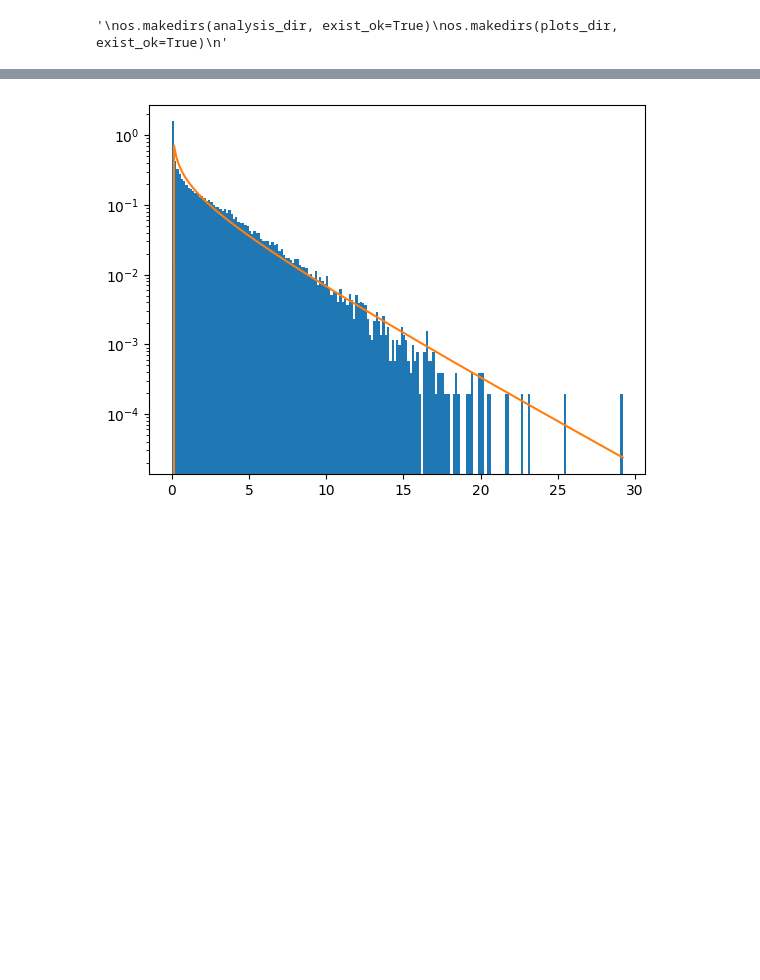
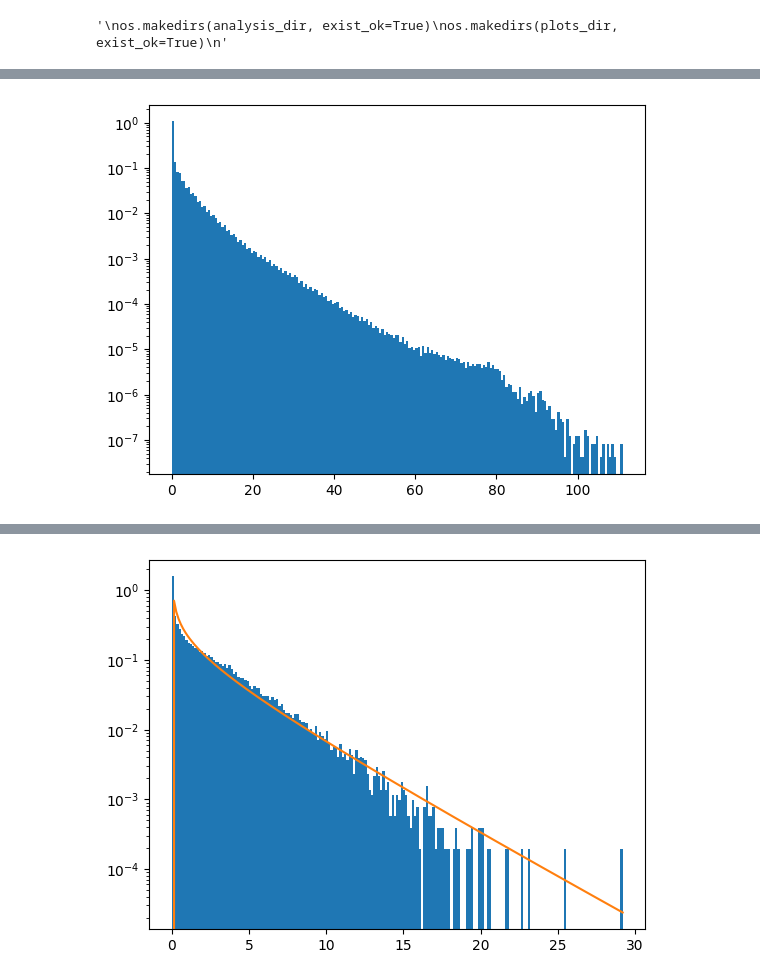
Before and after one commit to nepodhodish/Hyras, a Jupyter notebook: data_analysis/data_analysis.ipynb, the cells around one changed output, grey strips where cells are left out. Saved outputs shown, nothing was run; the diff lists cells and outputs as text; code cells hidden in the pictures; blank space fills up the shorter version.

```diff
--- a/data_analysis/data_analysis.ipynb
+++ b/data_analysis/data_analysis.ipynb
@@ -108,0 +38,33 @@ ds = load_dataset_with_dask(data_dir, version, chunks, test_n=10)
+# %%
+parser = argparse.ArgumentParser(description='Run 3D-CNN precipitation experiments')
+parser.add_argument('--data_dir', type=str, default=os.path.join(MAIN_DIR, 'data1'),
+                    help='Path to data folder')
+parser.add_argument('--version', type=str, default='v6-1',
+                    help='Data version to use')
+parser.add_argument('--chunks', type=dict, default={'time': 100},
+                    help='Chunking rule for loading data')
+parser.add_argument('--train_time_slice', type=slice, default=slice(0,10),
+                    help='Which years to take')
+parser.add_argument('--test_time_slice', type=slice, default=slice(10,11),
+                    help='Which years to take')
+parser.add_argument('--train_batches_per_epoch', type=int, default=1000,
+                    help='Num. train batches per epoch')
+parser.add_argument('--test_batches_per_epoch', type=int, default=100,
+                    help='Num. test batches per epoch')
+parser.add_argument('--var', type=str, default='pr',
+                    help='We are working with precipitation data')
+parser.add_argument('--validity', type=float, default=0.9,
+                    help='Minimum fraction of valid non nan values inside data cube')
+parser.add_argument('--time_depth', type=int, default=10+1,
+                    help='Number of past timesteps for train+test')
+parser.add_argument('--y_height', type=int, default=20,
+                    help='Height of data cube along Y axis')
+parser.add_argument('--x_width', type=int, default=20,
+                    help='Width of data cube along X axis')
+parser.add_argument('--batch_size', type=int, default=10,
+                    help='Training batch size')
+args = parser.parse_args(args=[])
+# %%
+ds = open_datasets(args, train=True)
+# %%
+inds = prepare_data_inds(ds, args, train=True)
@@ -108,0 +81,10 @@ ds = load_dataset_with_dask(data_dir, version, chunks, test_n=10)
+# %%
+train_arr = np.array([])
+for ind in inds:
+    train_arr = np.append(train_arr, create_cube(ind, ds, args).flatten())
+# %%
+# 1_000_000 cubes
+bars = plt.hist(train_arr, bins=200, log=True, density=True)
+plt.show()
+# %% [output]
+[figure, added]
```
Also changed, not shown: parts of 21 cells of this notebook, 36 other files.
